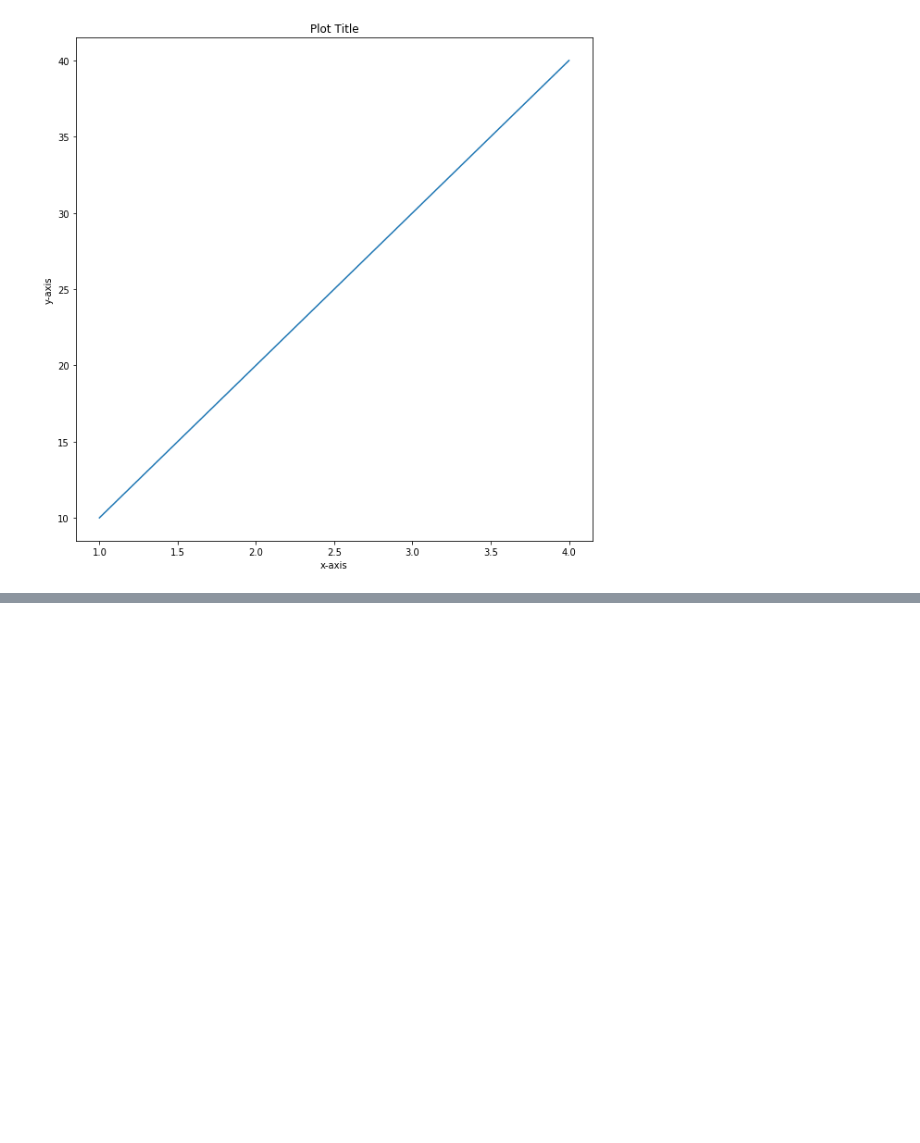
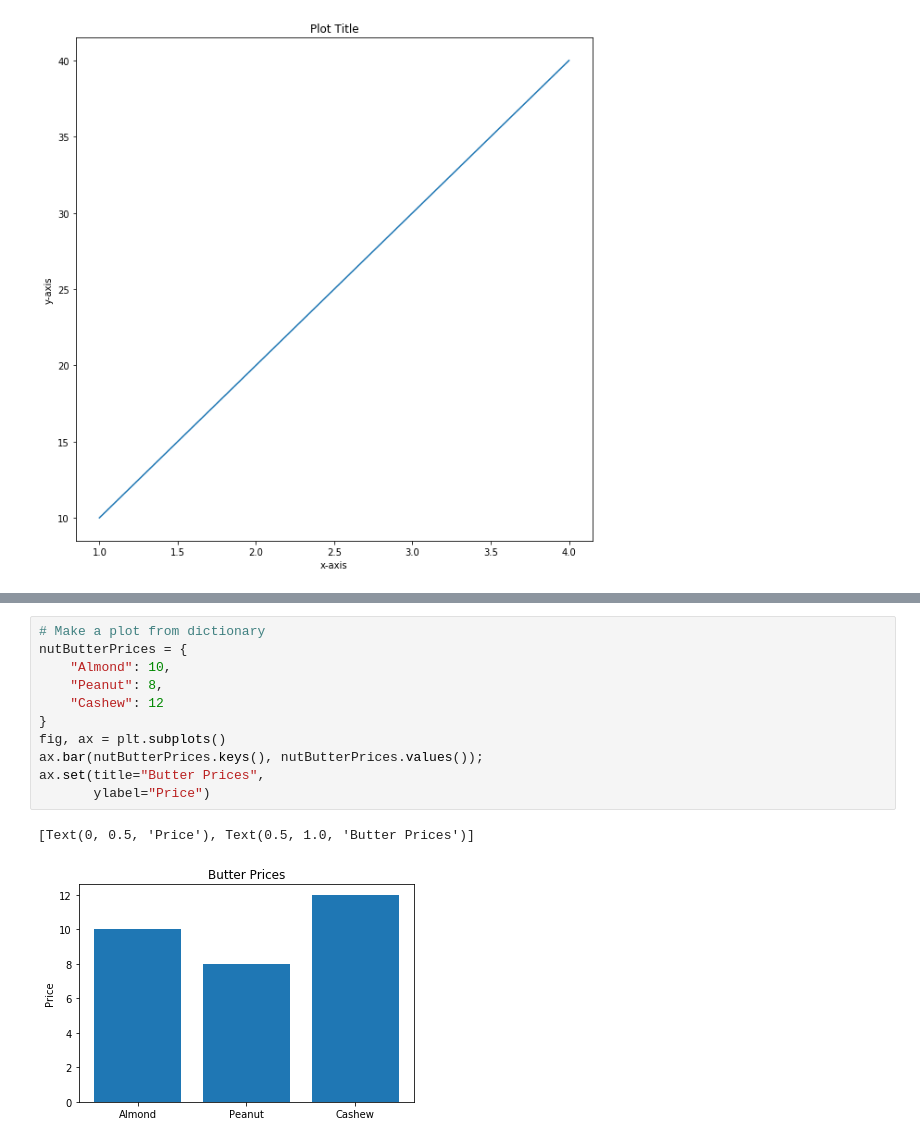
Before and after one commit to NatanValentim/ML-Course, a Jupyter notebook: sample_project/Introduction-to-matplotlib.ipynb, the cells around one changed output, grey strips where cells are left out. Cells and saved outputs as stored; diff of their text form; blank space fills up the shorter version.

```diff
--- a/sample_project/Introduction-to-matplotlib.ipynb
+++ b/sample_project/Introduction-to-matplotlib.ipynb
@@ -76,0 +111,14 @@ fig.savefig("images/sample-plot.png")
+# %%
+# Make a plot from dictionary
+nutButterPrices = {
+    "Almond": 10,
+    "Peanut": 8,
+    "Cashew": 12
+}
+fig, ax = plt.subplots()
+ax.bar(nutButterPrices.keys(), nutButterPrices.values());
+ax.set(title="Butter Prices",
+       ylabel="Price")
+# %% [output]
+[Text(0, 0.5, 'Price'), Text(0.5, 1.0, 'Butter Prices')]
+[figure, added]
```
Also changed, not shown: parts of 26 cells of this notebook.
